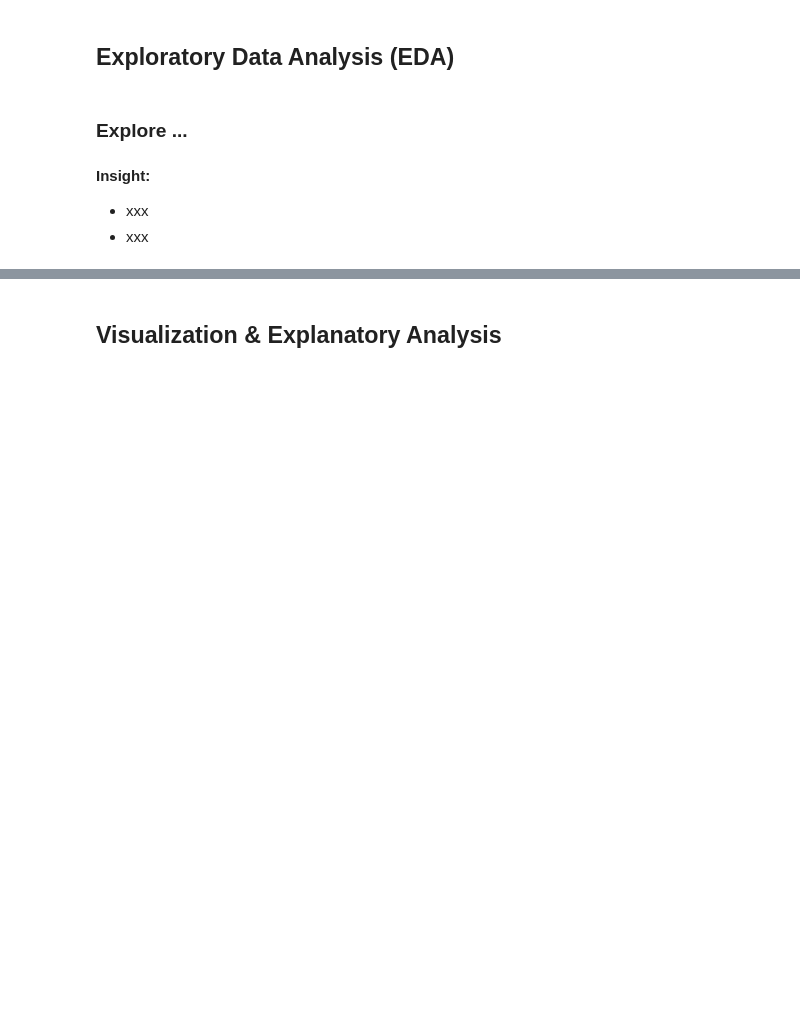
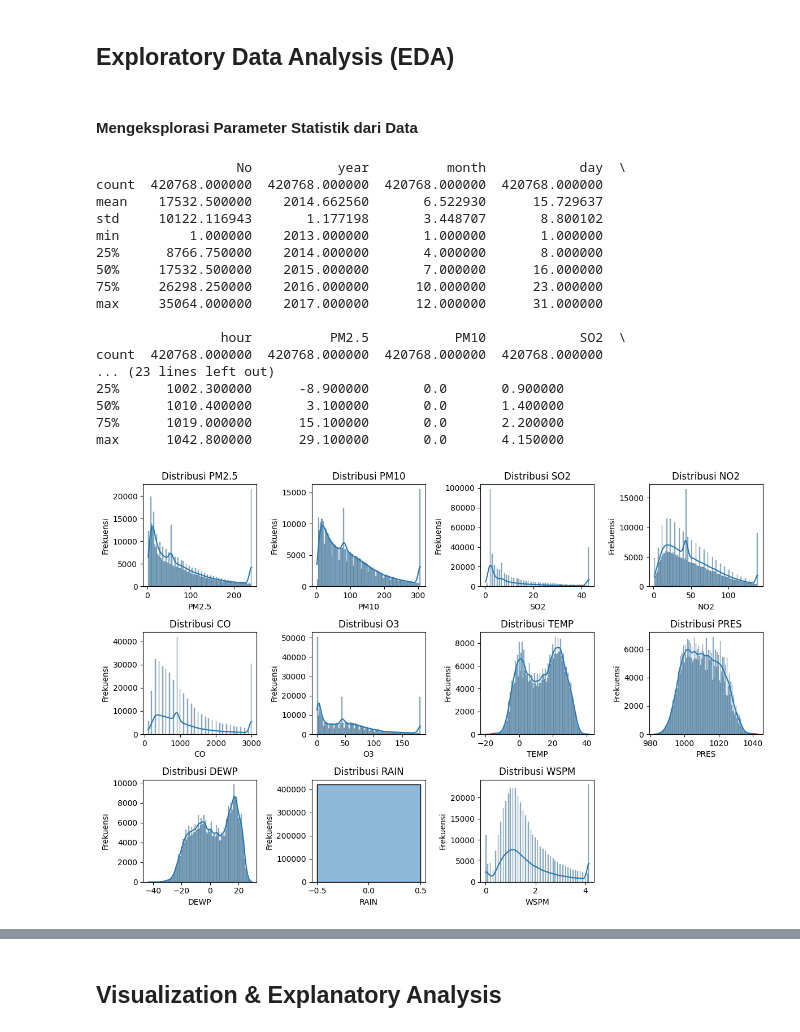
Before and after one commit to aryasetiap/analisis-kualitas-udara-dicoding, a Jupyter notebook: Proyek_Analisis_Data.ipynb, the cells around one changed output, grey strips where cells are left out. Saved outputs shown, nothing was run; the diff lists cells and outputs as text; code cells hidden in the pictures; blank space fills up the shorter version.

```diff
--- a/Proyek_Analisis_Data.ipynb
+++ b/Proyek_Analisis_Data.ipynb
@@ -193,9 +195,51 @@ Data berhasil dibersihkan dan disimpan ke 'dashboard/cleaned_data.csv'
 - Proses deteksi dan pengendalian outliers menggunakan metode IQR memberikan gambaran yang lebih bersih dan relevan tentang distribusi data kualitas udara. Capping outliers membantu mengurangi efek nilai ekstrem yang bisa mengganggu analisis dan interpretasi data kedepannya.
 # %% [markdown]
 ## Exploratory Data Analysis (EDA)
-# %% [markdown]
-### Explore ...
-# %% [markdown]
-**Insight:**
-- xxx
-- xxx
+# %% [markdown]
+#### Mengeksplorasi Parameter Statistik dari Data
+# %%
+# Memuat data yang telah dibersihkan
+cleaned_df = pd.read_csv('dashboard/cleaned_data.csv')
+
+# Menghitung parameter statistik dasar
+statistics_summary = cleaned_df.describe()
+print(statistics_summary)
+
+# Visualisasi distribusi dengan histogram
+plt.figure(figsize=(12, 8))
+for i, column in enumerate(numeric_columns):
+    plt.subplot(3, 4, i + 1)
+    sns.histplot(cleaned_df[column], kde=True)
+    plt.title(f'Distribusi {column}')
+    plt.xlabel(column)
+    plt.ylabel('Frekuensi')
+plt.tight_layout()
+plt.show()
+
+# Menghitung matriks korelasi
+correlation_matrix = cleaned_df[numeric_columns].corr()
+
+# Visualisasi matriks korelasi
+plt.figure(figsize=(10, 8))
+sns.heatmap(correlation_matrix, annot=True, cmap='coolwarm', fmt='.2f', square=True)
+plt.title('Matriks Korelasi')
+plt.show()
+# %% [output]
+                  No           year          month            day  \
+count  420768.000000  420768.000000  420768.000000  420768.000000
+mean    17532.500000    2014.662560       6.522930      15.729637
+std     10122.116943       1.177198       3.448707       8.800102
+min         1.000000    2013.000000       1.000000       1.000000
+25%      8766.750000    2014.000000       4.000000       8.000000
+50%     17532.500000    2015.000000       7.000000      16.000000
+75%     26298.250000    2016.000000      10.000000      23.000000
+max     35064.000000    2017.000000      12.000000      31.000000
+
+                hour          PM2.5           PM10            SO2  \
+count  420768.000000  420768.000000  420768.000000  420768.000000
+... (23 lines left out)
+25%      1002.300000      -8.900000       0.0       0.900000
+50%      1010.400000       3.100000       0.0       1.400000
+75%      1019.000000      15.100000       0.0       2.200000
+max      1042.800000      29.100000       0.0       4.150000
+[figure, added]
```
Also changed, not shown: parts of 6 cells of this notebook.
